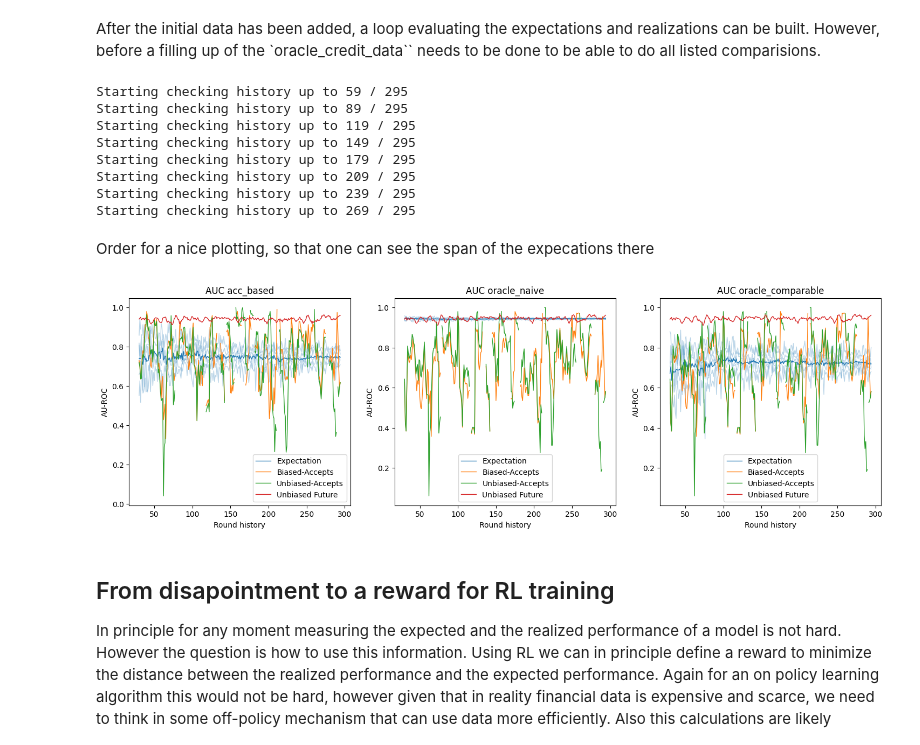
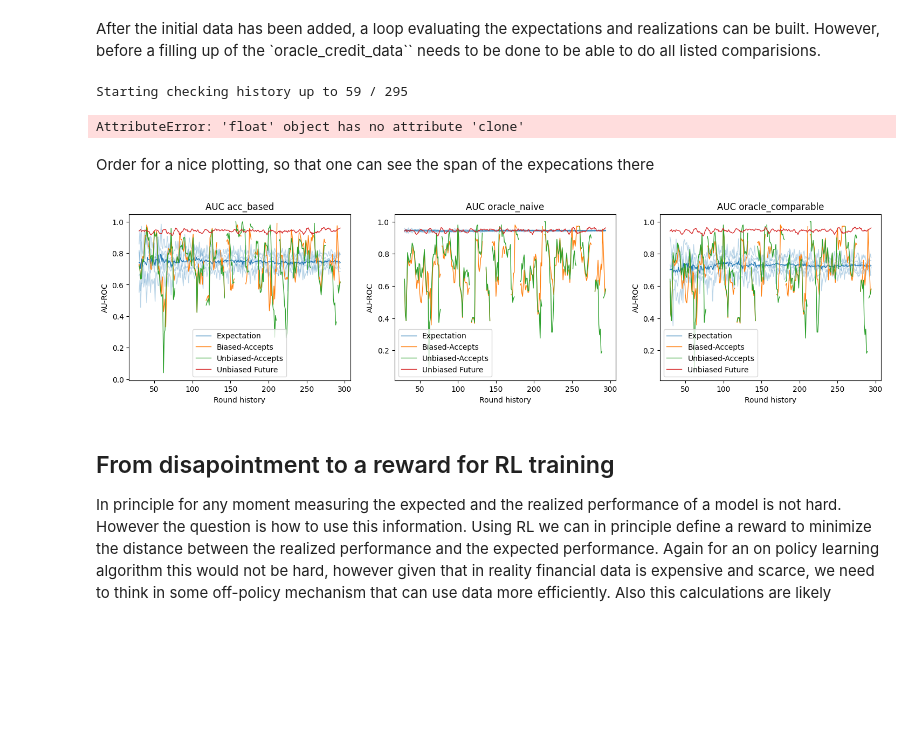
Before and after one commit to TheBISEconStatcian/BEReBASL, a Jupyter notebook: dev/hypothesis_development.ipynb, the cells around one changed output. Cells and saved outputs as stored; diff of their text form; code cells hidden in the pictures; blank space fills up the shorter version.

```diff
--- a/dev/hypothesis_development.ipynb
+++ b/dev/hypothesis_development.ipynb
@@ -485,7 +485,7 @@ def time_split_data(
     # 1. Gather data
     ## Historic
     ### Biased
-    hist_sample = acc_based_data.to_sample_dataset(up_to_round_idx=consider_history_up_to)
+    hist_acc_sample = acc_based_data.to_sample_dataset(up_to_round_idx=consider_history_up_to)
     ### Unbiased
     hist_feats_unb, hist_lbls_unb, was_acc_mask_oracle = oracle_data.unbiased_obs(
         include_accepted_status=True,
@@ -517,7 +517,7 @@ def time_split_data(
 
     # 2. Create dictionaries for clean
     hist_feats = {
-        "acc_based" : hist_sample.features_labeled,
+        "acc_based" : hist_acc_sample.features_labeled,
         "oracle_naive" : hist_feats_unb,
         "oracle_comparable" : {
             "feats_rej" : hist_oracle_rej_feats,
@@ -525,7 +525,7 @@ def time_split_data(
         }
     }
     hist_lbls = {
-        "acc_based" : hist_sample.labels,
+        "acc_based" : hist_acc_sample.labels,
         "oracle_naive" : hist_lbls_unb,
         "oracle_comparable" : {
             "lbls_rej" : hist_oracle_rej_lbls,
@@ -656,24 +656,23 @@ for shifted_idx in generator_loop:
 
         for realization_type in real_lbls:
             classif_lbl_realtype = "oracle_naive" if classif_lbl == "oracle_comparable" else classif_lbl
-            perf = realized_performance(
-                hist_feats=hist_feats[classif_lbl_realtype],
-                hist_lbls=hist_lbls[classif_lbl_realtype],
-                future_feats=future_feats[realization_type],
-                future_lbls=future_lbls[realization_type],
-                classif=classifier,
-                metric=batched_auroc
-            )
-            au_rocs[f"{classif_lbl}_{realization_type}"][idx_au_rocs] = perf
+            if future_lbls[realization_type].sum() == 0:
+                perf = torch.nan
+            else:
+                perf = realized_performance(
+                    hist_feats=hist_feats[classif_lbl_realtype],
+                    hist_lbls=hist_lbls[classif_lbl_realtype],
+                    future_feats=future_feats[realization_type],
+                    future_lbls=future_lbls[realization_type],
+                    classif=classifier,
+                    metric=batched_auroc
+                )
+                assert not torch.isnan(perf), "was nna"
+
+            au_rocs[f"{classif_lbl}_{realization_type}"][idx_au_rocs] = float(perf)
 # %% [output]
 Starting checking history up to 59 / 295
-Starting checking history up to 89 / 295
-Starting checking history up to 119 / 295
-Starting checking history up to 149 / 295
-Starting checking history up to 179 / 295
-Starting checking history up to 209 / 295
-Starting checking history up to 239 / 295
-Starting checking history up to 269 / 295
+AttributeError: 'float' object has no attribute 'clone'
 # %% [markdown]
 Order for a nice plotting, so that one can see the span of the expecations there
 # %%
@@ -683,35 +682,35 @@ for cat in categories_auc:
 import matplotlib.colors as mcolors
 hist_up_to_idx = torch.arange(min_gens_passed, total_gens-look_ahead_window_gens, device=torch.device('cpu')).numpy()
 
 colors = plt.rcParams["axes.prop_cycle"].by_key()["color"]
 colors_dict = {lbl : c for c, lbl in zip(colors[:len(real_lbls) + 1], [exp_lbl] + real_lbls)}
 report_real_lbls = {
     "acc_biased" : "Biased-Accepts",
     "acc_unbiased" : "Unbiased-Accepts",
     "all" : "Unbiased Future"
 }
 
-fig, axes = plt.subplots(ncols=3, figsize=(18,5))
+fig, axes = plt.subplots(ncols=3, figsize=(18,4))
 
 
 for cat, ax in zip(categories_auc, axes):
     ax.plot(hist_up_to_idx, au_rocs[cat + "_exp"].mean(dim=-1).detach().cpu().numpy(),
             c=colors_dict["exp"], lw=1, label="Expectation")
 
     for k in range(k_folds):
         ax.plot(hist_up_to_idx,au_rocs[cat + "_exp"][:,k].detach().cpu().numpy(),
                 c = mcolors.to_rgb(colors_dict["exp"]) + (0.3,), lw=1)
 
     for r in real_lbls:
         ax.plot(hist_up_to_idx, au_rocs[cat+'_' + r].detach().cpu().numpy(),
                 c = colors_dict[r], lw=1, label = report_real_lbls[r])
 
     ax.set_title("AUC " + cat)
     ax.set_ylabel("AU-ROC")
     ax.set_xlabel("Round history")
     ax.legend()
 # %% [output]
-[figure, old version]
+[figure, new version]
 # %% [markdown]
 ## From disapointment to a reward for RL training
 
```
